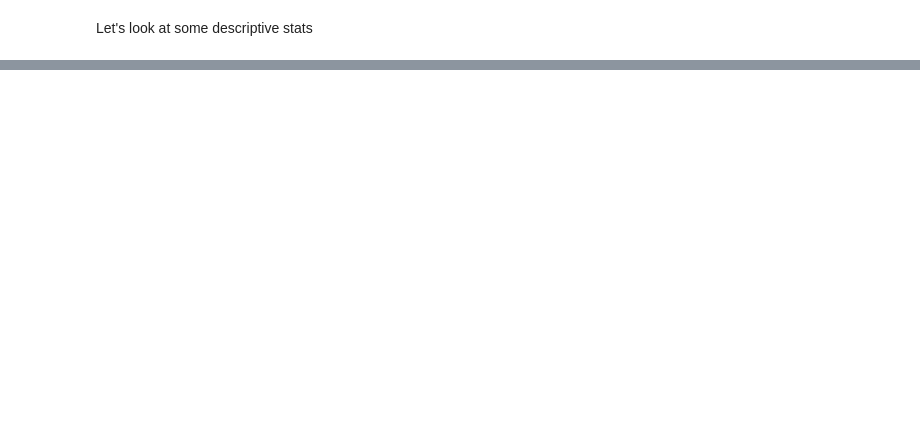
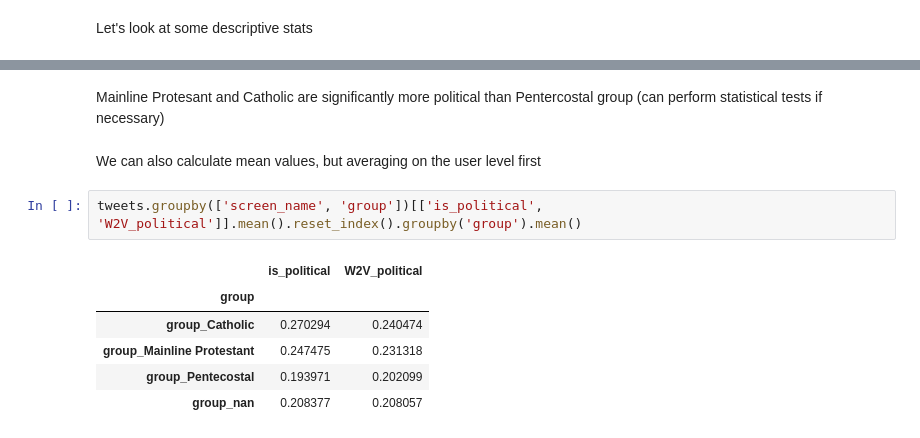
Before and after one commit to crazyfrogspb/kenya, a Jupyter notebook: notebooks/Report_Kenyan_Political_Tweets.ipynb, the cells around one changed output, grey strips where cells are left out. Cells and saved outputs as stored; diff of their text form; blank space fills up the shorter version.

```diff
--- a/notebooks/Report_Kenyan_Political_Tweets.ipynb
+++ b/notebooks/Report_Kenyan_Political_Tweets.ipynb
@@ -347,0 +386,14 @@ tweets_gr = tweets.groupby('group')[['is_political', 'W2V_politicall']].agg(['me
+# %% [markdown]
+Mainline Protesant and Catholic are significantly more political than Pentercostal group
+(can perform statistical tests if necessary)
+# %% [markdown]
+We can also calculate mean values, but averaging on the user level first
+# %%
+tweets.groupby(['screen_name', 'group'])[['is_political', 'W2V_political']].mean().reset_index().groupby('group').mean()
+# %% [output]
+|  | is_political | W2V_political |
+| group |  |  |
+| group_Catholic | 0.270294 | 0.240474 |
+| group_Mainline Protestant | 0.247475 | 0.231318 |
+| group_Pentecostal | 0.193971 | 0.202099 |
+| group_nan | 0.208377 | 0.208057 |
```
Also changed, not shown: parts of 26 cells of this notebook, 1 other file.
